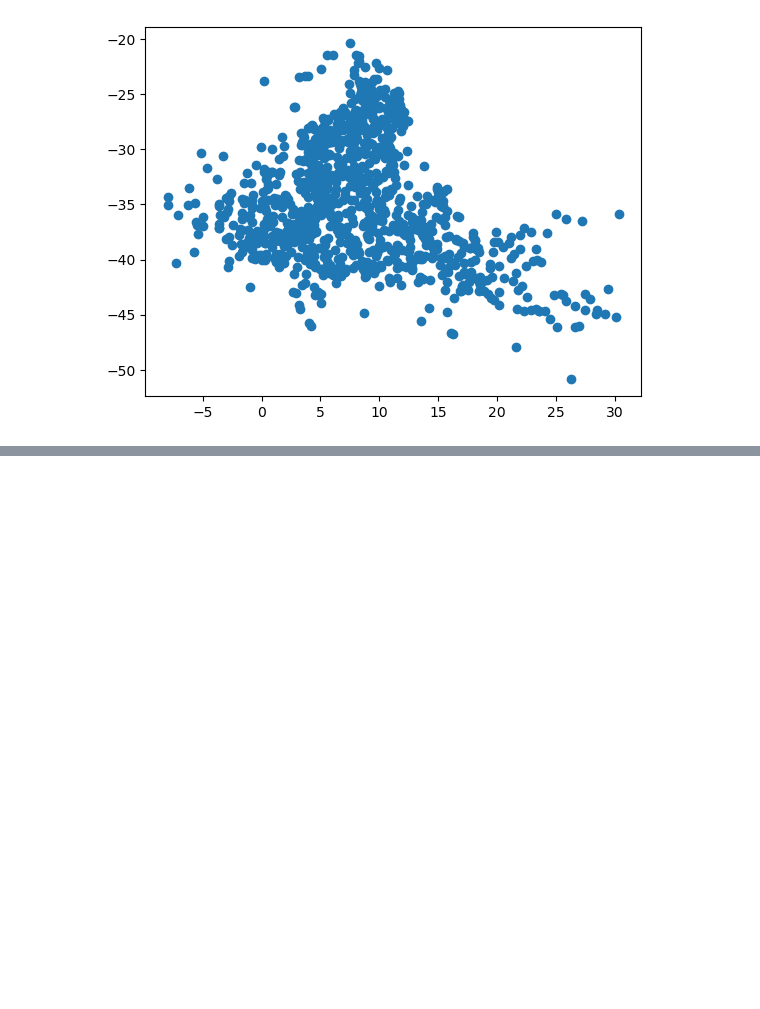
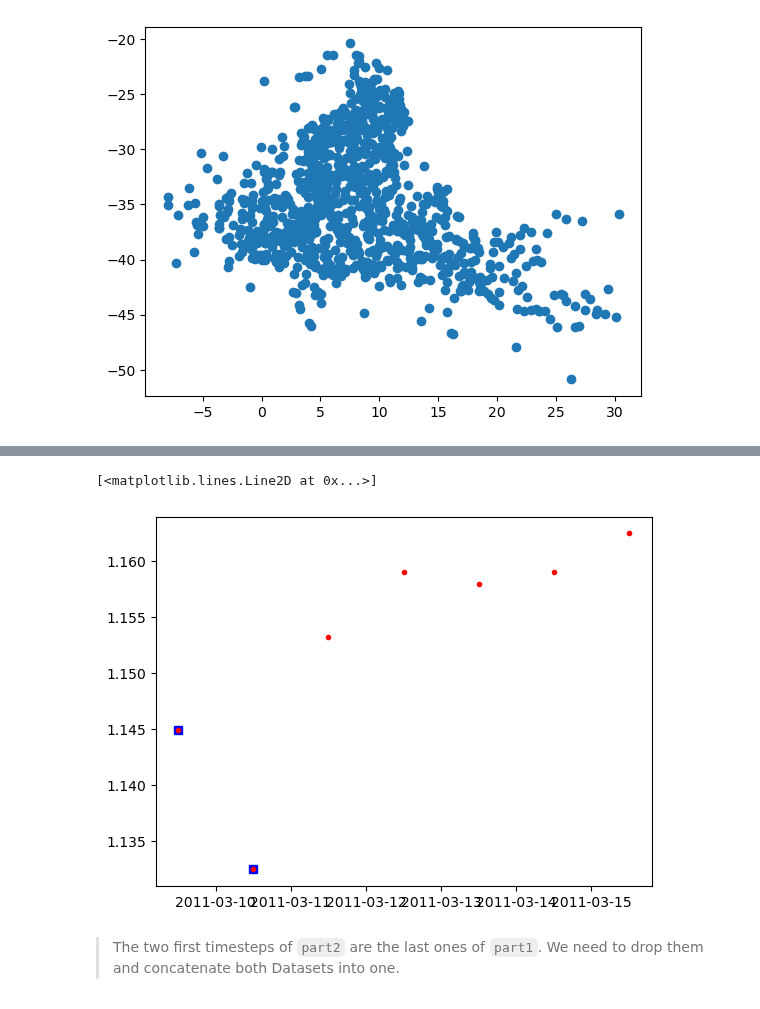
Before and after one commit to OceanParcels/Backtracking_Abyssal_Nanoplastics, a Jupyter notebook: simulation/stitch_together_output_files.ipynb, the cells around one changed output, grey strips where cells are left out. Cells and saved outputs as stored; diff of their text form; code cells hidden in the pictures; blank space fills up the shorter version.

```diff
--- a/simulation/stitch_together_output_files.ipynb
+++ b/simulation/stitch_together_output_files.ipynb
@@ -901,0 +105,9 @@ ValueError: zero-size array to reduction operation fmin which has no identity
+# %%
+pp = 40
+plt.plot(part2.time[pp, :2], part2.cons_temperature[pp, :2], 'bs')
+plt.plot(part1.time[pp, -7:], part1.cons_temperature[pp,-7:], 'r.')
+# %% [output]
+[<matplotlib.lines.Line2D at 0x...>]
+[figure, added]
+# %% [markdown]
+> The two first timesteps of `part2` are the last ones of `part1`. We need to drop them and concatenate both Datasets into one.
```
Also changed, not shown: parts of 70 cells of this notebook, 1 other file.
